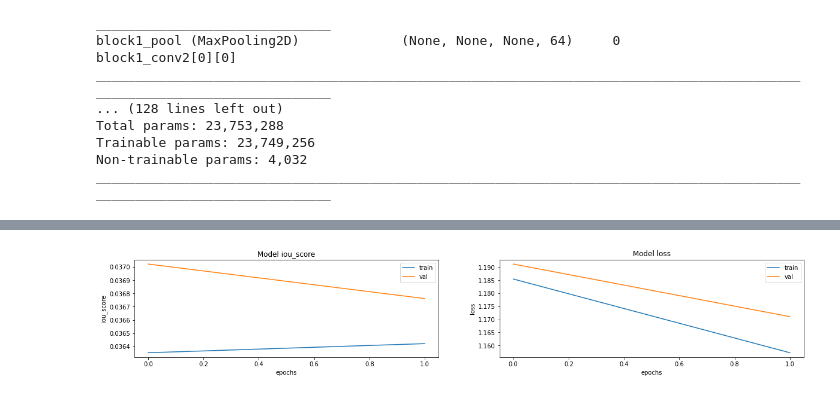
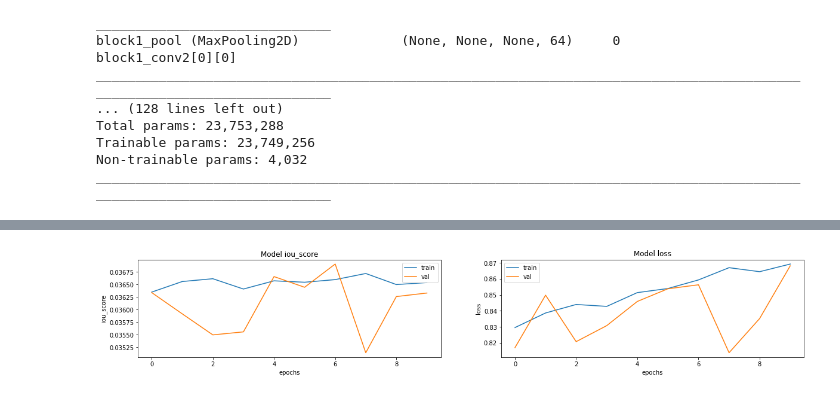
Before and after one commit to ThibaultDieudonne/Car-Computer-Vision-development, a Jupyter notebook: n.ipynb, the cells around one changed output, grey strips where cells are left out. Cells and saved outputs as stored; diff of their text form; code cells hidden in the pictures.

```diff
--- a/n.ipynb
+++ b/n.ipynb
@@ -145,11 +145,11 @@ def example_display(loc=0):
 train_df = main_df[main_df["split"]=="train"]
 val_df = main_df[main_df["split"]=="val"]
 # %%
-n_epochs = 20
+n_epochs = 10
 
 batch_size = 8
 
-data_passes = 200
+data_passes = 20
 
 steps_per_epoch = (train_df.shape[0] * data_passes) // (batch_size * n_epochs)
 
@@ -157,7 +157,5 @@ AUTOTUNE = tf.data.AUTOTUNE
 
 BUFFER_SIZE = 1000
 
-trained = 0
-
 print(f"Training with {steps_per_epoch} steps per epoch")
 # %% [output]
@@ -201,7 +199,7 @@ def display_learning_curves(m_name, metric):
 
     plt.show()
 # %%
-size = (224, 224)
+size = (256, 256)
 
 def load_cropped_imgs(path1, path2):
     img1 = tf.io.read_file(path1)
@@ -278,14 +280,21 @@ Trainable params: 23,749,256
 Non-trainable params: 4,032
 ________________________________________________________________________________________________________________________
 # %%
-model_name = "unet_vgg"
+def dice_coeff(y_true, y_pred):
+    smooth = 1.
+    y_true_f = tf.keras.backend.flatten(y_true)
+    y_pred_f = tf.keras.backend.flatten(y_pred)
+    intersection = tf.keras.backend.sum(y_true_f * y_pred_f)
+    score = (2. * intersection + smooth) / (tf.keras.backend.sum(y_true_f) + tf.keras.backend.sum(y_pred_f) + smooth)
+    return score
+
 
 def train_unet_vgg():
 
     model.compile(
         optimizer='Adam',
-        loss=sm.losses.bce_jaccard_loss,
-        metrics=[sm.metrics.iou_score],
+        loss='categorical_crossentropy', # sm.losses.bce_jaccard_loss
+        metrics=[sm.metrics.iou_score], # sm.metrics.iou_score
     )
 
     t0 = timer()
@@ -312,4 +341,4 @@ display_learning_curves(model_name, "iou_score")
-[figure, old version]
+[figure, new version]
 # %%
 def prediction_display():
     pred_df = val_df.head(1)
```
Also changed, not shown: parts of 5 cells of this notebook, 3 other files.
